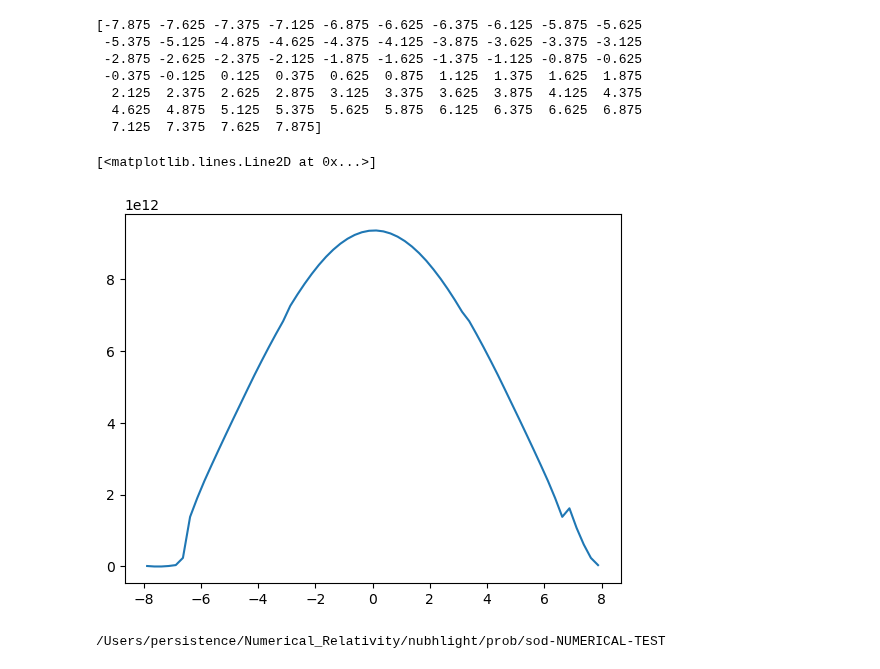
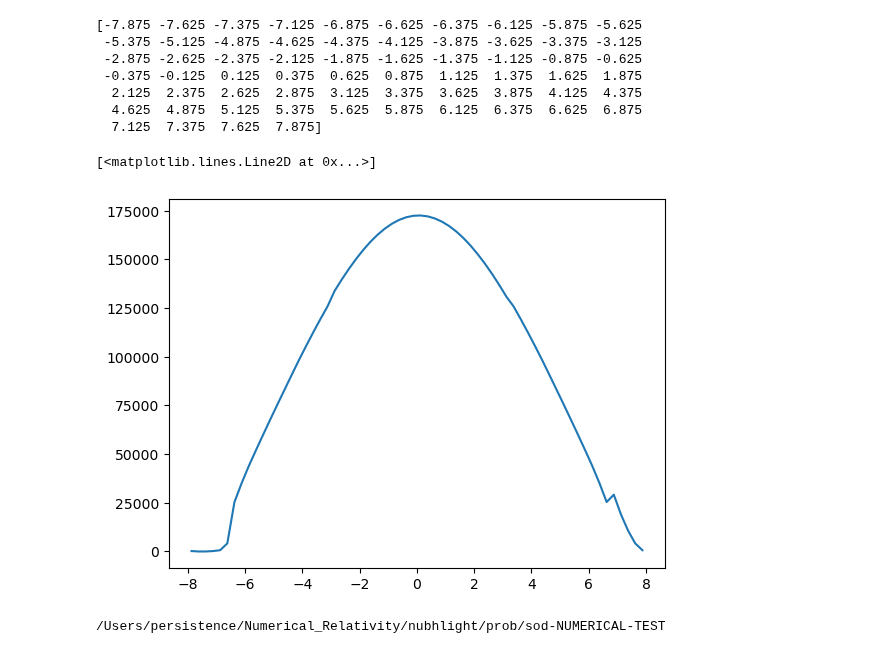
Before and after one commit to lanl/nubhlight, a Jupyter notebook: prob/sod-NUMERICAL-TEST/1d_reductionof_dumps.ipynb, the cells around one changed output. Cells and saved outputs as stored; diff of their text form; code cells hidden in the pictures.

```diff
--- a/prob/sod-NUMERICAL-TEST/1d_reductionof_dumps.ipynb
+++ b/prob/sod-NUMERICAL-TEST/1d_reductionof_dumps.ipynb
@@ -83,8 +83,8 @@ print(Xcart[:,0,0,1])
 # %%
 import matplotlib.pyplot as plt
 # %%
-plt.plot(Xcart[:,32,32,1], var[:,32,32]/1.85e-08)
+plt.plot(Xcart[:,31,31,1], var[:,31,31])
 #plt.xlim(-8,8)
 # %% [output]
 [<matplotlib.lines.Line2D at 0x...>]
-[figure, old version]
+[figure, new version]
```
Also changed, not shown: parts of 2 cells of this notebook, 1 other file.
